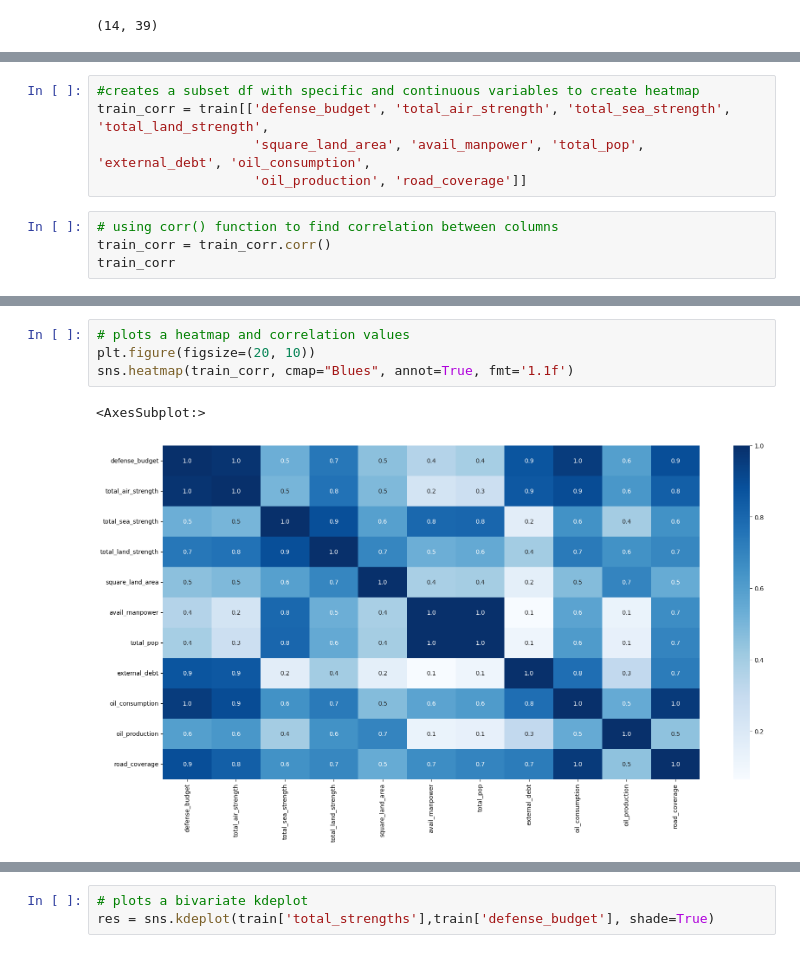
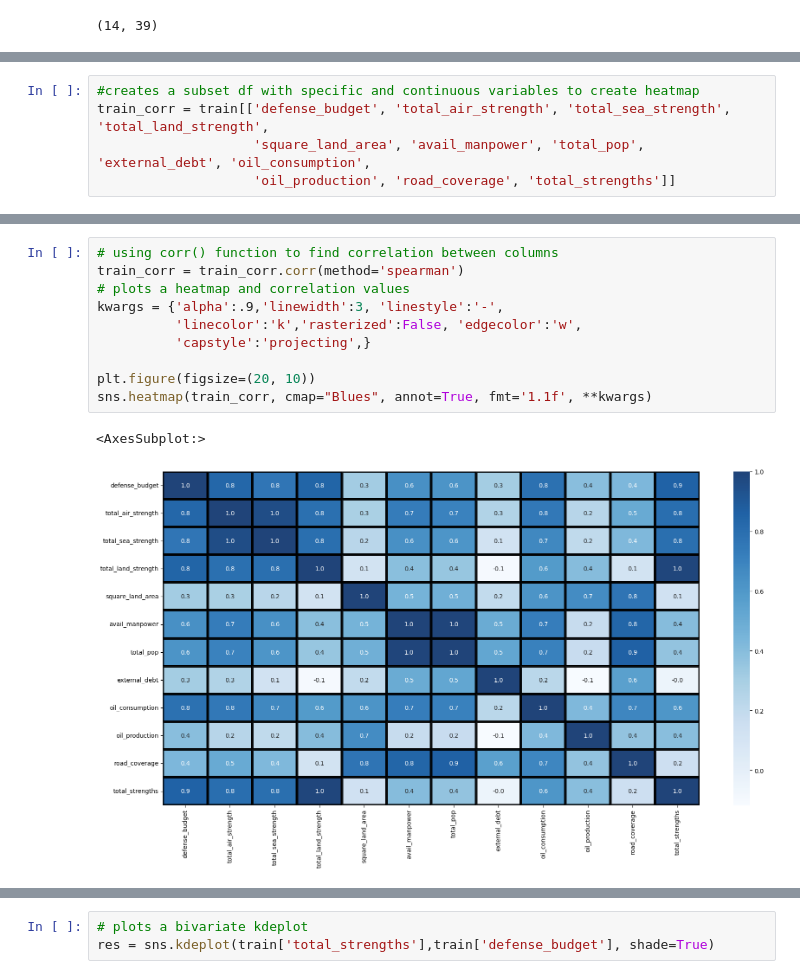
Before and after one commit to raycerna/military-firepower, a Jupyter notebook: final_report.ipynb, the cells around one changed output, grey strips where cells are left out. Cells and saved outputs as stored; diff of their text form.

```diff
--- a/final_report.ipynb
+++ b/final_report.ipynb
@@ -117,8 +121,4 @@ train.head(25).T
 #creates a subset df with specific and continuous variables to create heatmap
 train_corr = train[['defense_budget', 'total_air_strength', 'total_sea_strength', 'total_land_strength',
                     'square_land_area', 'avail_manpower', 'total_pop', 'external_debt', 'oil_consumption',
-                    'oil_production', 'road_coverage']]
+                    'oil_production', 'road_coverage', 'total_strengths']]
-# %%
-# using corr() function to find correlation between columns
-train_corr = train_corr.corr()
-train_corr
@@ -138,7 +125,13 @@ train_corr
 # %%
+# using corr() function to find correlation between columns
+train_corr = train_corr.corr(method='spearman')
 # plots a heatmap and correlation values
+kwargs = {'alpha':.9,'linewidth':3, 'linestyle':'-',
+          'linecolor':'k','rasterized':False, 'edgecolor':'w',
+          'capstyle':'projecting',}
+
 plt.figure(figsize=(20, 10))
-sns.heatmap(train_corr, cmap="Blues", annot=True, fmt='1.1f')
+sns.heatmap(train_corr, cmap="Blues", annot=True, fmt='1.1f', **kwargs)
 # %% [output]
 <AxesSubplot:>
-[figure, old version]
+[figure, new version]
```
Also changed, not shown: parts of 65 cells of this notebook.
